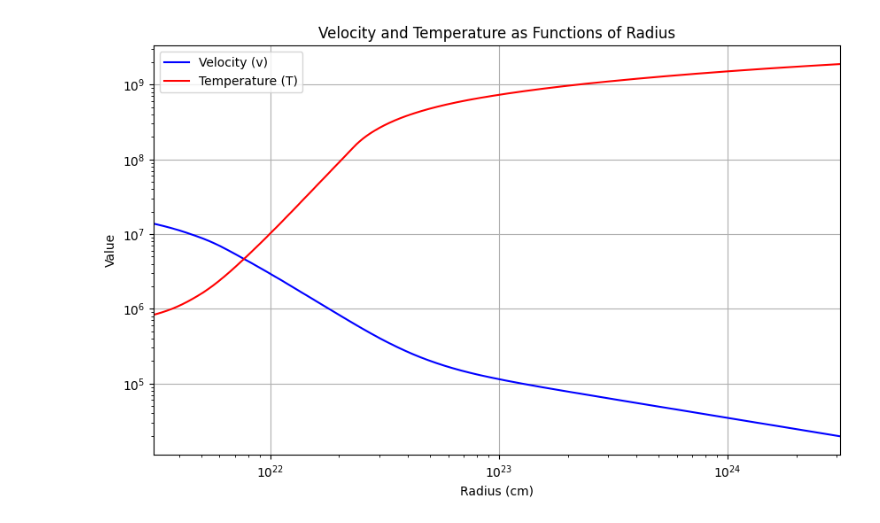
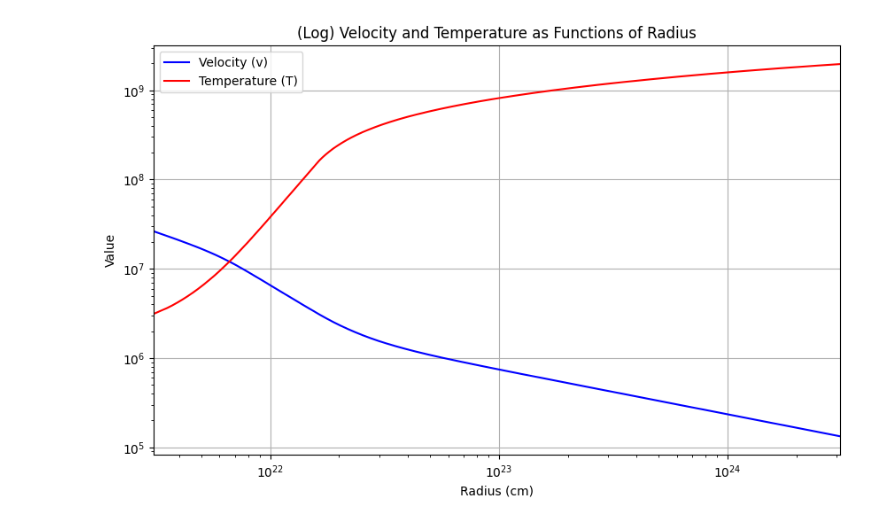
Before and after one commit to Jacob-Evans-007/Summer-2025-Hydrodynamics, a Jupyter notebook: Lab_notebook_1.ipynb, the cells around one changed output. Saved outputs shown, nothing was run; the diff lists cells and outputs as text; code cells hidden in the pictures.

```diff
--- a/Lab_notebook_1.ipynb
+++ b/Lab_notebook_1.ipynb
@@ -79,5 +79,5 @@ print(quadsolver(820000))
 # %%
-T_vals = np.linspace(8.2e5, 8.4e5, 1000)
+T_vals = np.linspace(1e6, 4e6, 1000)
 mach_list = []
 mach1_list = []
 mach2_list = []
@@ -133,8 +133,11 @@ for T_try, mach_val, root in zip(T_vals, mach_list, chosen_root):
         plt.scatter(T_try, mach_val, color='red', s=1)
 
 plt.xlabel('Initial Temperature (K)')
+plt.xscale('log')
+plt.xlim(1e6, 4e6)
 plt.ylabel('Mach Number at R = 1 kpc')
 plt.title('Mach vs Initial T (blue = root 1, red = root 2)')
+plt.grid(True, which='both', linestyle='--', alpha=0.7)
 plt.grid(True)
 plt.legend()
 plt.show()
@@ -186,4 +189,15 @@ Phi(1.54285e+24) = -199895839423435.2
 # %%
+vccsa = []
+tftcga = []
+mach21a = []
+dlnvdlnr1 = []
+
+dlnvdlnr2 = []
+vccsaalt = []
+
+dlnTdlnra = []
+
+ra = []
 def TheBigOne(r, C, Mdot):
     v, T = C
     T = np.clip(T, 1.585e4, 1.445e8)
@@ -204,38 +218,52 @@ def TheBigOne(r, C, Mdot):
     dlnTdlnr = (-2/3)*(dlnvdlnr + 5*(lf.Tc(r,27.1*ktc,210*ktc))/(2*T) - 3)
     dvdr = (v/r)*dlnvdlnr
     dTdr = (T/r)*dlnTdlnr
+    ra.append(r)
+
+    vccsa.append(2 - (vc2/(2*cs2)))
+    tftcga.append(-tflow/(gamma*tcool))
+    mach21a.append(mach**2 - 1)
+    dlnvdlnr1.append(dlnvdlnr)
+
+    dlnvdlnr2.append((-2/3)*dlnvdlnr)
+    vccsaalt.append((-2/3)*(((vc2/(cs2)) * 2.5) - 3))
+    dlnTdlnra.append(dlnTdlnr)
+
+    #print(f"r: {r}, dlnvdlnr: {dlnvdlnr}, dlnTdlnr: {dlnTdlnr}, mach = {mach}")
+
     return [dvdr, dTdr]
 # %%
+TVAL = 3.1e6
 def TtoSet(T):
     Tnaught, vnaught, Rnaught, rhonaught, cs_naught, machnaught, _ = quadsolver(T)
     C0 = [vnaught, Tnaught]
     Mdot = 4 * np.pi * (Rnaught**2) * rhonaught * vnaught
 
     r_start = Rnaught
     r_end = 1000*ktc
-    r_eval = np.logspace(np.log10(r_start), np.log10(r_end), 3000)
+    r_eval = np.logspace(np.log10(r_start), np.log10(r_end), 10000)
     r_eval = r_eval[(r_eval >= r_start) & (r_eval <= r_end)]
 
     TheBigOne_with_Mdot = partial(TheBigOne, Mdot=Mdot)
 
     sol = solve_ivp(TheBigOne_with_Mdot, [r_start, r_end], C0, t_eval=r_eval,
-                    method='DOP853', atol=1e-5, rtol=1e-5, dense_output=True)
+                    method='DOP853', atol=1e-4, rtol=1e-4, dense_output=True)
     return sol.t, sol.y[0], sol.y[1]
-sol_t, v_sol, T_sol = TtoSet(830000)
+sol_t, v_sol, T_sol = TtoSet(TVAL)
 # Plotting the results
 plt.figure(figsize=(10, 6))
 plt.plot(sol_t, v_sol, label='Velocity (v)', color='blue')
 plt.plot(sol_t, T_sol, label='Temperature (T)', color='red')
 plt.xlabel('Radius (cm)')
 plt.ylabel('Value')
 plt.xscale('log')
 plt.yscale('log')
-plt.title('Velocity and Temperature as Functions of Radius')
+plt.title('(Log) Velocity and Temperature as Functions of Radius')
 plt.legend()
 plt.grid(True)
 plt.xlim(3.08e21, 3.09e24)
-#plt.ylim(1e3, 1e8)
-plt.savefig('velocity_temperature_plot.png', transparent=True)
+#plt.ylim(1e5, 1e9)
+plt.savefig('velocity_and_temperature_log_plot.png', transparent=True)
 plt.show()
 # %% [output]
-[figure, old version]
+[figure, new version]
```
Also changed, not shown: parts of 11 cells of this notebook.
